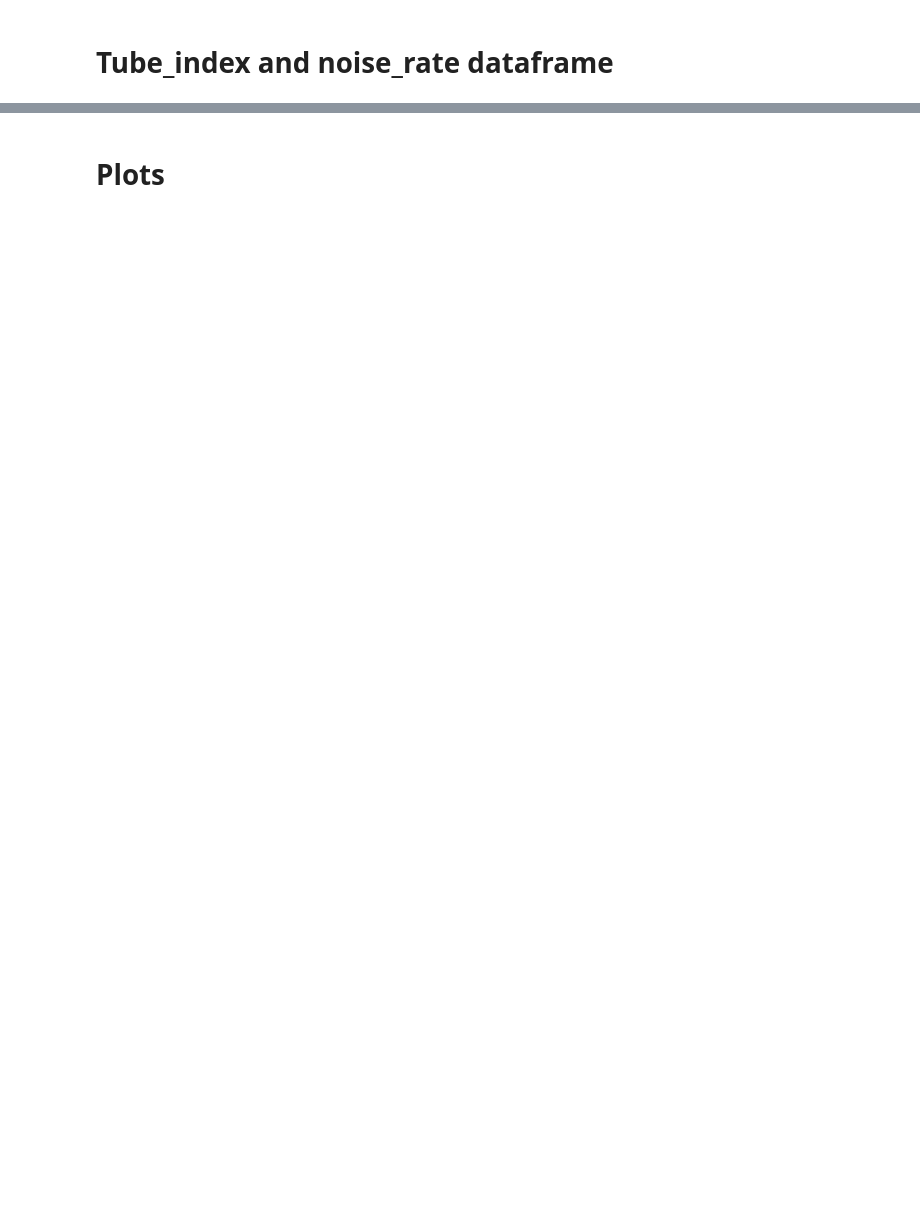
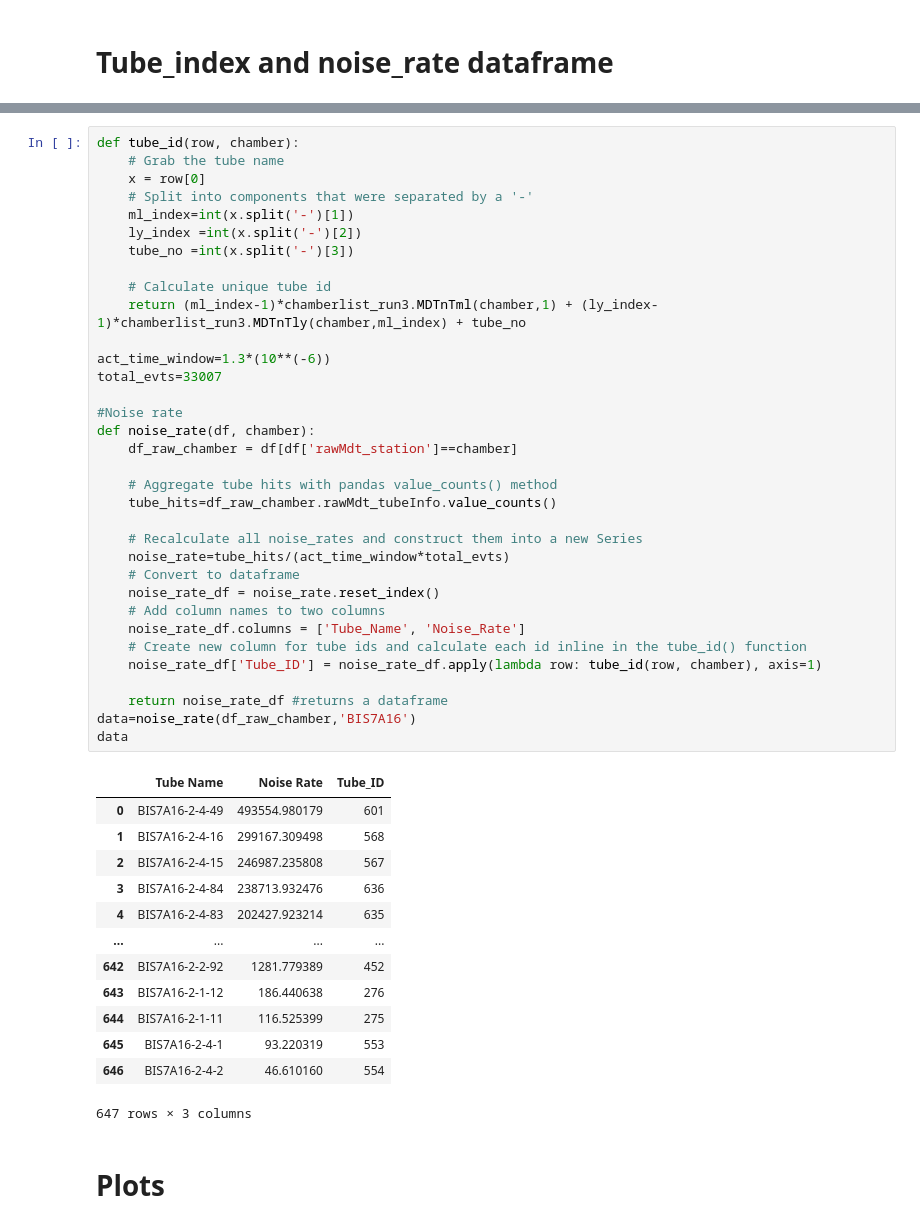
Before and after one commit to ppriyanka8/ATLAS, a Jupyter notebook: BIS7A16.ipynb, the cells around one changed output, grey strips where cells are left out. Drawn from its saved outputs; the diff is of its cells as text; blank space fills up the shorter version.

```diff
--- a/BIS7A16.ipynb
+++ b/BIS7A16.ipynb
@@ -199,3 +181,51 @@ df_new=df_new.reset_index()
+# %%
+def tube_id(row, chamber):
+    # Grab the tube name
+    x = row[0]
+    # Split into components that were separated by a '-'
+    ml_index=int(x.split('-')[1])
+    ly_index =int(x.split('-')[2])
+    tube_no =int(x.split('-')[3])
+
+    # Calculate unique tube id
+    return (ml_index-1)*chamberlist_run3.MDTnTml(chamber,1) + (ly_index-1)*chamberlist_run3.MDTnTly(chamber,ml_index) + tube_no
+
+act_time_window=1.3*(10**(-6))
+total_evts=33007
+
+#Noise rate
+def noise_rate(df, chamber):
+    df_raw_chamber = df[df['rawMdt_station']==chamber]
+
+    # Aggregate tube hits with pandas value_counts() method
+    tube_hits=df_raw_chamber.rawMdt_tubeInfo.value_counts()
+
+    # Recalculate all noise_rates and construct them into a new Series
+    noise_rate=tube_hits/(act_time_window*total_evts)
+    # Convert to dataframe
+    noise_rate_df = noise_rate.reset_index()
+    # Add column names to two columns
+    noise_rate_df.columns = ['Tube_Name', 'Noise_Rate']
+    # Create new column for tube ids and calculate each id inline in the tube_id() function
+    noise_rate_df['Tube_ID'] = noise_rate_df.apply(lambda row: tube_id(row, chamber), axis=1)
+
+    return noise_rate_df #returns a dataframe
+data=noise_rate(df_raw_chamber,'BIS7A16')
+data
+# %% [output]
+|  | Tube Name | Noise Rate | Tube_ID |
+| 0 | BIS7A16-2-4-49 | 493554.980179 | 601 |
+| 1 | BIS7A16-2-4-16 | 299167.309498 | 568 |
+| 2 | BIS7A16-2-4-15 | 246987.235808 | 567 |
+| 3 | BIS7A16-2-4-84 | 238713.932476 | 636 |
+| 4 | BIS7A16-2-4-83 | 202427.923214 | 635 |
+| ... | ... | ... | ... |
+| 642 | BIS7A16-2-2-92 | 1281.779389 | 452 |
+| 643 | BIS7A16-2-1-12 | 186.440638 | 276 |
+| 644 | BIS7A16-2-1-11 | 116.525399 | 275 |
+| 645 | BIS7A16-2-4-1 | 93.220319 | 553 |
+| 646 | BIS7A16-2-4-2 | 46.610160 | 554 |
+647 rows × 3 columns
 # %% [markdown]
 # Plots
 # %%
```
Also changed, not shown: parts of 14 cells of this notebook.
